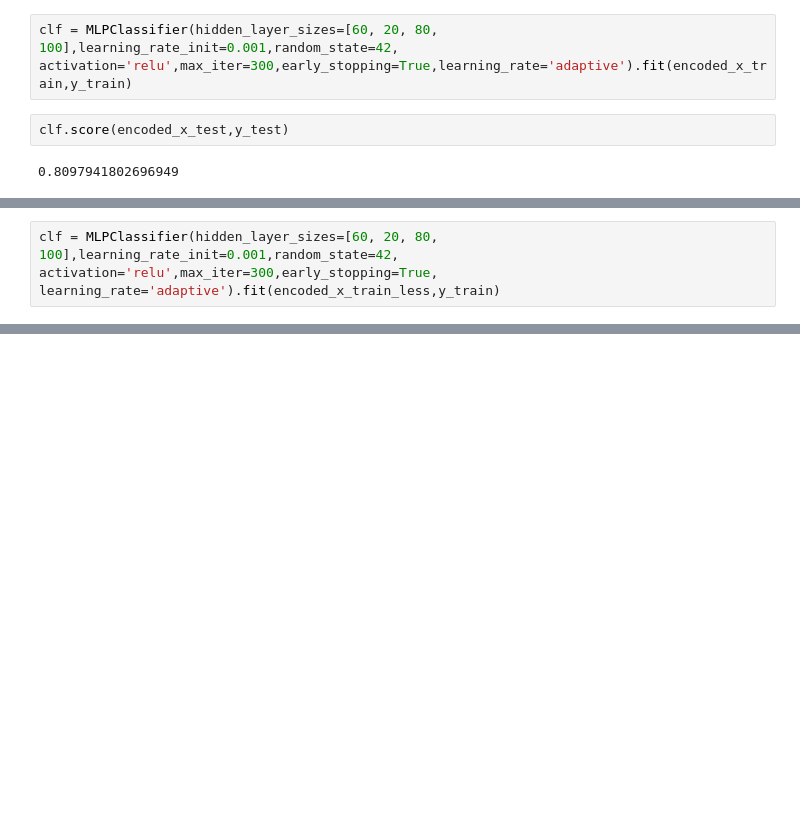
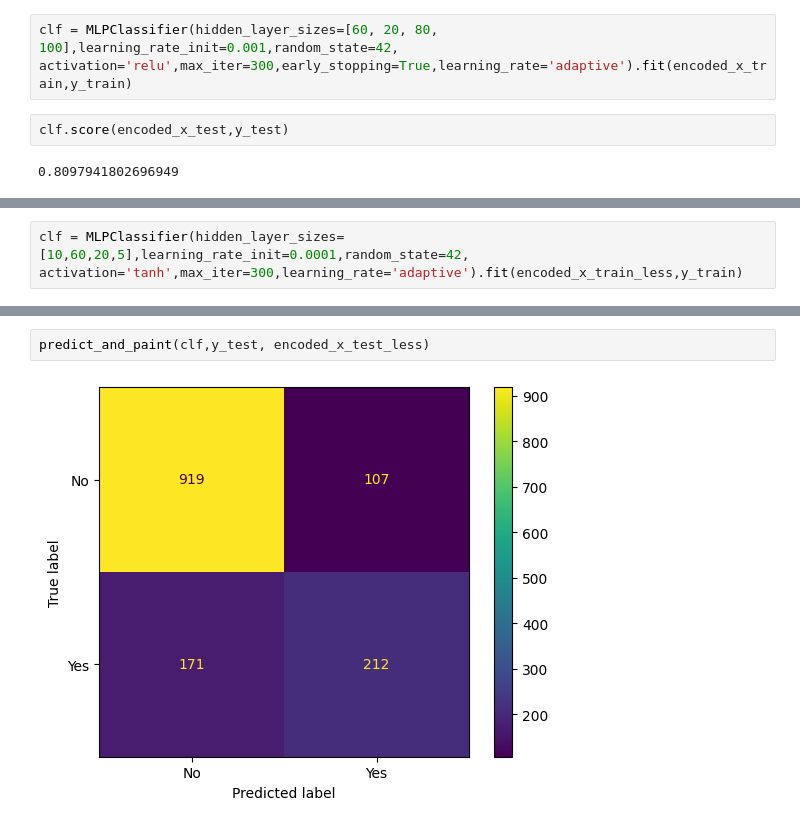
Before and after one commit to niclas-svanstrom/MachineLearning-SchoolProjects, a Jupyter notebook: niclas_svanström_nn.ipynb, the cells around one changed output, grey strips where cells are left out. Drawn from its saved outputs; the diff is of its cells as text; blank space fills up the shorter version.

```diff
--- a/niclas_svanström_nn.ipynb
+++ b/niclas_svanström_nn.ipynb
@@ -520,5 +592,5 @@ clf.score(encoded_x_test,y_test)
 # %%
-clf = MLPClassifier(hidden_layer_sizes=[60, 20, 80, 100],learning_rate_init=0.001,random_state=42, activation='relu',max_iter=300,early_stopping=True, learning_rate='adaptive').fit(encoded_x_train_less,y_train)
+clf = MLPClassifier(hidden_layer_sizes=[10,60,20,5],learning_rate_init=0.0001,random_state=42, activation='tanh',max_iter=300,learning_rate='adaptive').fit(encoded_x_train_less,y_train)
 # %%
 clf.score(encoded_x_test_less,y_test)
 # %% [output]
@@ -525,0 +598,4 @@ clf.score(encoded_x_test_less,y_test)
+# %%
+predict_and_paint(clf,y_test, encoded_x_test_less)
+# %% [output]
+[figure, added]
```
Also changed, not shown: parts of 26 cells of this notebook.
